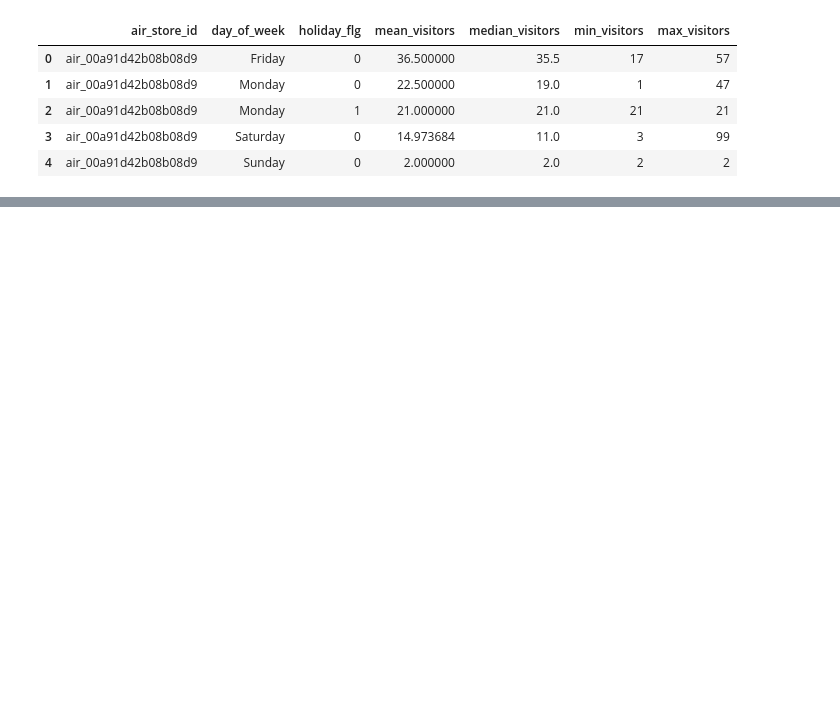
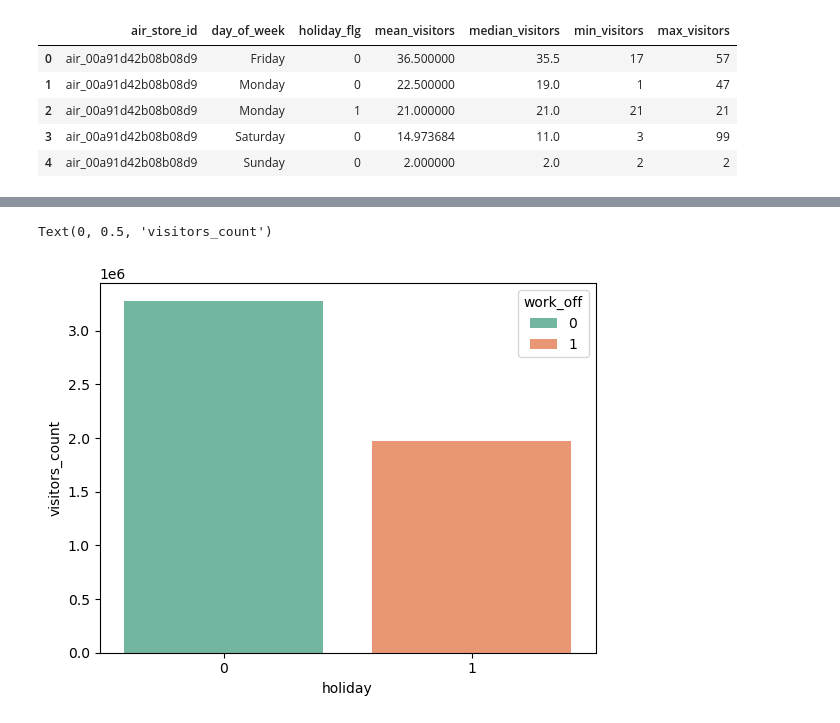
Before and after one commit to prasadPattuvamVeedu/Restaurent_visitor_forecating, a Jupyter notebook: resturent_visitor.ipynb, the cells around one changed output, grey strips where cells are left out. Cells and saved outputs as stored; diff of their text form; code cells hidden in the pictures; blank space fills up the shorter version.

```diff
--- a/resturent_visitor.ipynb
+++ b/resturent_visitor.ipynb
@@ -1796,0 +1848,9 @@ visitors_stats.head(5)
+# %%
+sns.barplot(x=master_data.groupby("holiday_flg")["visitors"].sum().index,y=master_data.groupby("work_off")["visitors"].sum().values,hue=master_data.groupby("work_off")["visitors"].sum().index,palette="Set2"
+)
+
+plt.xlabel("holiday")
+plt.ylabel("visitors_count")
+# %% [output]
+Text(0, 0.5, 'visitors_count')
+[figure, added]
```
Also changed, not shown: parts of 45 cells of this notebook.
